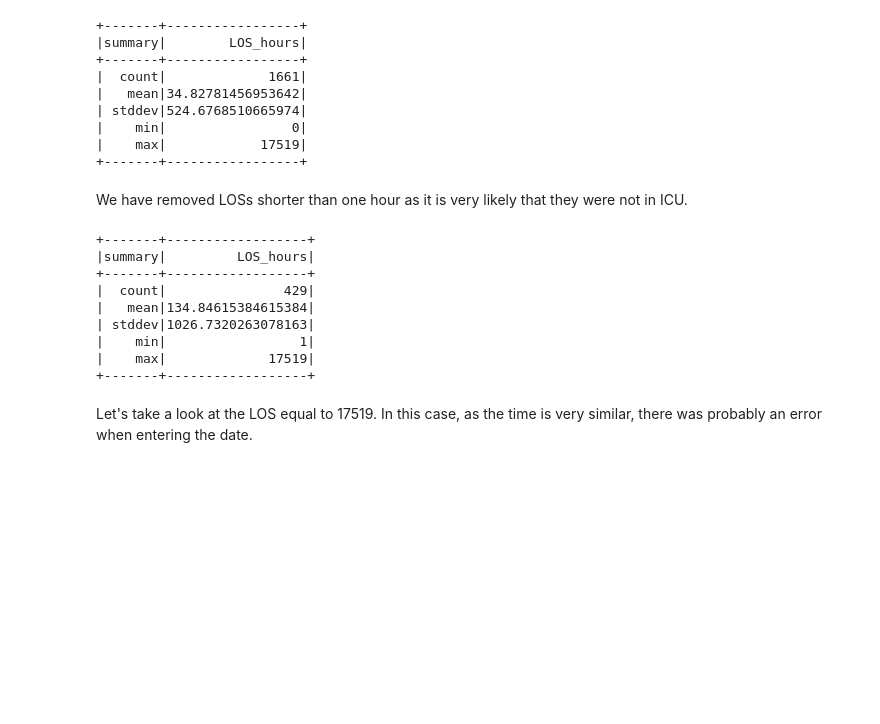
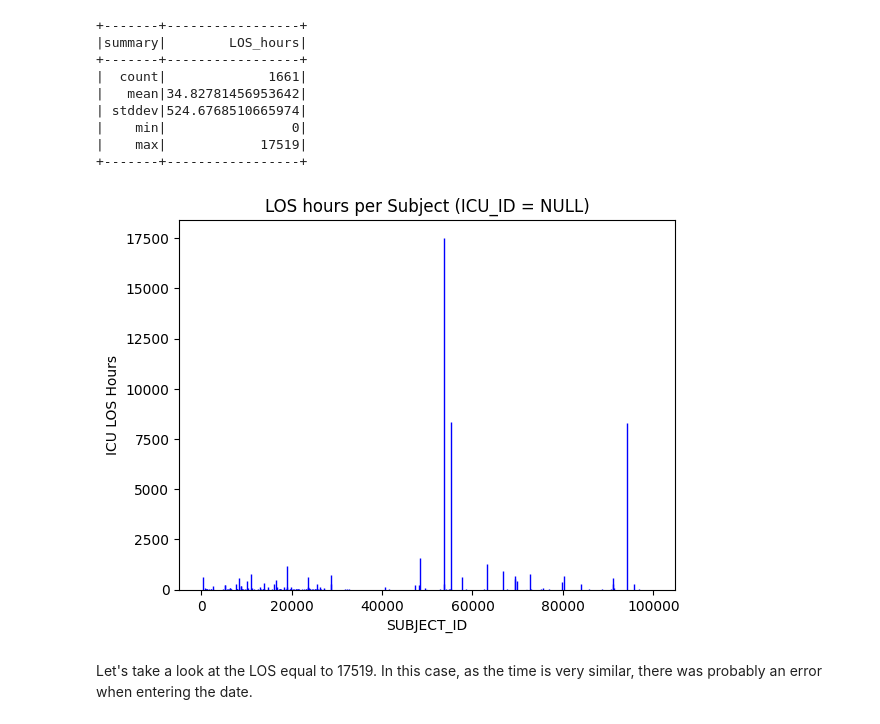
Before and after one commit to DanielaTomas/FCUP-BDCC, a Jupyter notebook: Project-2/Events.ipynb, the cells around one changed output. Cells and saved outputs as stored; diff of their text form; code cells hidden in the pictures; blank space fills up the shorter version.

Commit message:
continuing to deal with the missing values

```diff
--- a/Project-2/Events.ipynb
+++ b/Project-2/Events.ipynb
@@ -225,8 +230,8 @@ df.select([count(when(isnull(c), c)).alias(c) for c in df.columns]).show()
 |     0|         0|      0|    297529|     0|        0|  6312672|6312672|2071349|184208315|213982888|221315841|221315841|   321182823|110282285|
 +------+----------+-------+----------+------+---------+---------+-------+-------+---------+---------+---------+---------+------------+---------+
 # %%
-icu_null = los_df.filter(col("ICUSTAY_ID").isNull())
-print(f"The column ICUSTAY_ID has {icu_null.count()} null values.")
+icu_null_df = los_df.filter(col("ICUSTAY_ID").isNull())
+print(f"The column ICUSTAY_ID has {icu_null_df.count()} null values.")
 # %% [output]
 The column ICUSTAY_ID has 1661 null values.
 # %%
@@ -241,21 +246,17 @@ icu_null.describe("LOS_hours").show()
 |    min|                0|
 |    max|            17519|
 +-------+-----------------+
-# %% [markdown]
-We have removed LOSs shorter than one hour as it is very likely that they were not in ICU.
-# %%
-icu_null = icu_null.filter(col("LOS_hours") >= 1)
-icu_null.describe("LOS_hours").show()
-# %% [output]
-+-------+------------------+
-|summary|         LOS_hours|
-+-------+------------------+
-|  count|               429|
-|   mean|134.84615384615384|
-| stddev|1026.7320263078163|
-|    min|                 1|
-|    max|             17519|
-+-------+------------------+
+# %%
+y = [val.LOS_hours for val in icu_null_df.select('LOS_hours').collect()]
+x = [val.SUBJECT_ID for val in icu_null_df.select('SUBJECT_ID').collect()]
+
+plt.bar(x, y, ec='blue')
+plt.ylabel('ICU LOS Hours')
+plt.xlabel('SUBJECT_ID')
+plt.title('LOS hours per Subject (ICU_ID = NULL)')
+plt.show()
+# %% [output]
+[figure, added]
 # %% [markdown]
 Let's take a look at the LOS equal to 17519. In this case, as the time is very similar, there was probably an error when entering the date.
 # %%
```
Also changed, not shown: parts of 17 cells of this notebook.
